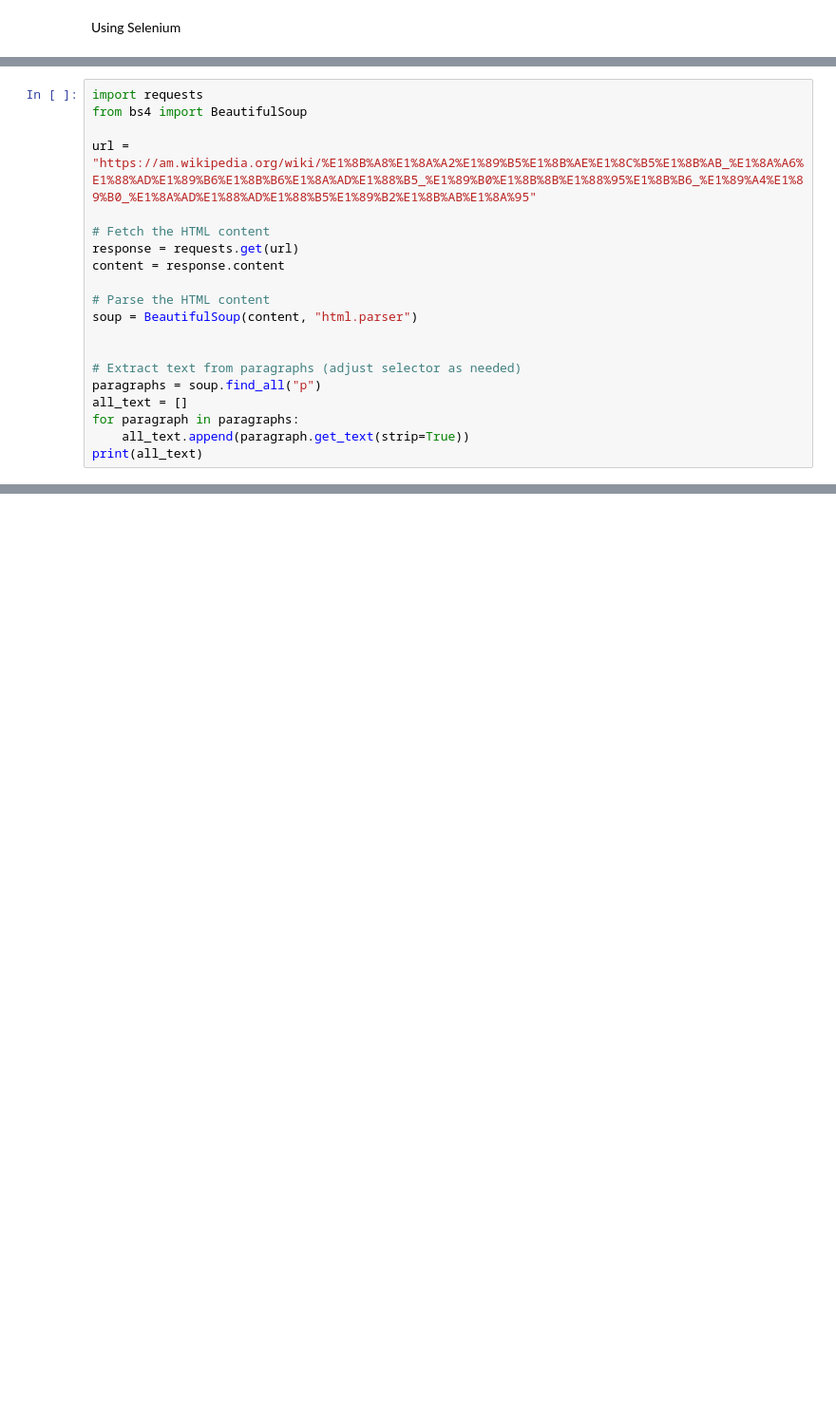
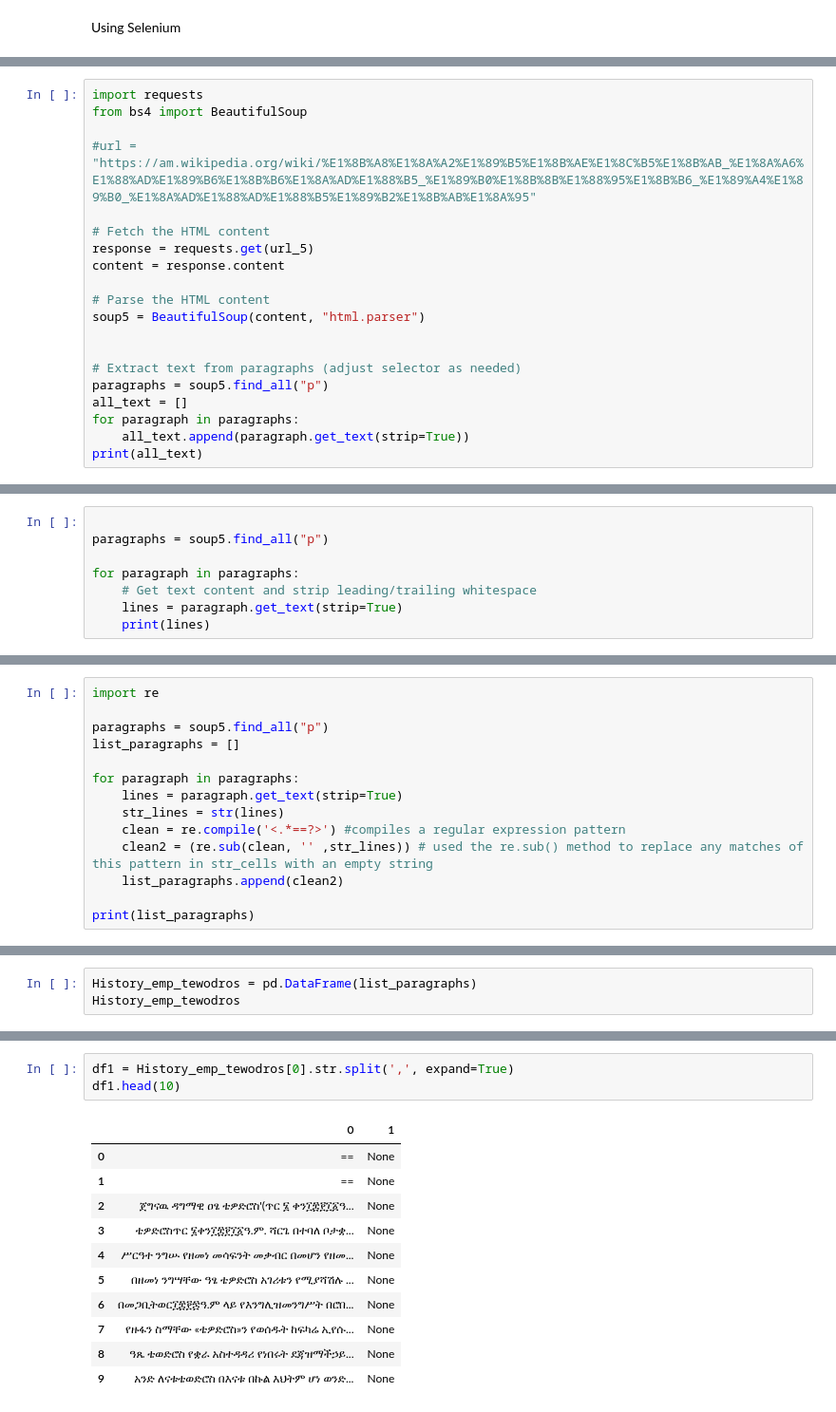
Before and after one commit to temesgen5335/data-warehouse-for-llm-finetuning, a Jupyter notebook: Web_scrapping/beautiful.ipynb, the cells around one changed output, grey strips where cells are left out. Shown at 95% size. Cells and saved outputs as stored; diff of their text form; blank space fills up the shorter version.

```diff
--- a/Web_scrapping/beautiful.ipynb
+++ b/Web_scrapping/beautiful.ipynb
@@ -183,18 +150,18 @@ driver.quit()
 import requests
 from bs4 import BeautifulSoup
 
-url = "https://am.wikipedia.org/wiki/%E1%8B%A8%E1%8A%A2%E1%89%B5%E1%8B%AE%E1%8C%B5%E1%8B%AB_%E1%8A%A6%E1%88%AD%E1%89%B6%E1%8B%B6%E1%8A%AD%E1%88%B5_%E1%89%B0%E1%8B%8B%E1%88%95%E1%8B%B6_%E1%89%A4%E1%89%B0_%E1%8A%AD%E1%88%AD%E1%88%B5%E1%89%B2%E1%8B%AB%E1%8A%95"
+#url = "https://am.wikipedia.org/wiki/%E1%8B%A8%E1%8A%A2%E1%89%B5%E1%8B%AE%E1%8C%B5%E1%8B%AB_%E1%8A%A6%E1%88%AD%E1%89%B6%E1%8B%B6%E1%8A%AD%E1%88%B5_%E1%89%B0%E1%8B%8B%E1%88%95%E1%8B%B6_%E1%89%A4%E1%89%B0_%E1%8A%AD%E1%88%AD%E1%88%B5%E1%89%B2%E1%8B%AB%E1%8A%95"
 
 # Fetch the HTML content
-response = requests.get(url)
+response = requests.get(url_5)
 content = response.content
 
 # Parse the HTML content
-soup = BeautifulSoup(content, "html.parser")
+soup5 = BeautifulSoup(content, "html.parser")
 
 
 # Extract text from paragraphs (adjust selector as needed)
-paragraphs = soup.find_all("p")
+paragraphs = soup5.find_all("p")
 all_text = []
 for paragraph in paragraphs:
     all_text.append(paragraph.get_text(strip=True))
@@ -203,0 +171,8 @@ print(all_text)
+# %%
+
+paragraphs = soup5.find_all("p")
+
+for paragraph in paragraphs:
+    # Get text content and strip leading/trailing whitespace
+    lines = paragraph.get_text(strip=True)
+    print(lines)
@@ -203,0 +197,14 @@ print(all_text)
+# %%
+import re
+
+paragraphs = soup5.find_all("p")
+list_paragraphs = []
+
+for paragraph in paragraphs:
+    lines = paragraph.get_text(strip=True)
+    str_lines = str(lines)
+    clean = re.compile('<.*==?>') #compiles a regular expression pattern
+    clean2 = (re.sub(clean, '' ,str_lines)) # used the re.sub() method to replace any matches of this pattern in str_cells with an empty string
+    list_paragraphs.append(clean2)
+
+print(list_paragraphs)
@@ -203,0 +244,3 @@ print(all_text)
+# %%
+History_emp_tewodros = pd.DataFrame(list_paragraphs)
+History_emp_tewodros
@@ -203,0 +261,15 @@ print(all_text)
+# %%
+df1 = History_emp_tewodros[0].str.split(',', expand=True)
+df1.head(10)
+# %% [output]
+|  | 0 | 1 |
+| 0 | == | None |
+| 1 | == | None |
+| 2 | ጀግናዉ ዳግማዊ ዐፄ ቴዎድሮስ'(ጥር ፮ ቀን፲፰፻፲፩ዓ... | None |
+| 3 | ቴዎድሮስጥር ፮ቀን፲፰፻፲፩ዓ.ም. ሻርጌ በተባለ ቦታቋ... | None |
+| 4 | ሥርዓተ ንግሡ የዘመነ መሳፍንት መቃብር በመሆን የዘመ... | None |
+| 5 | በዘመነ ንግሣቸው ዓፄ ቴዎድሮስ አገሪቱን የሚያሻሽሉ ... | None |
+| 6 | በመጋቢትወር፲፰፻፷ዓ.ም ላይ የእንግሊዝመንግሥት በሮበ... | None |
+| 7 | የዙፋን ስማቸው «ቴዎድሮስ»ን የወሰዱት ከፍካሬ ኢየሱ... | None |
+| 8 | ዓጼ ቴወድሮስ የቋራ አስተዳዳሪ የነበሩት ደጃዝማችኃይ... | None |
+| 9 | አንድ ለናቱቴወድሮስ በእናቱ በኩል እህትም ሆነ ወንድ... | None |
```
Also changed, not shown: parts of 27 cells of this notebook, 1 other file.
